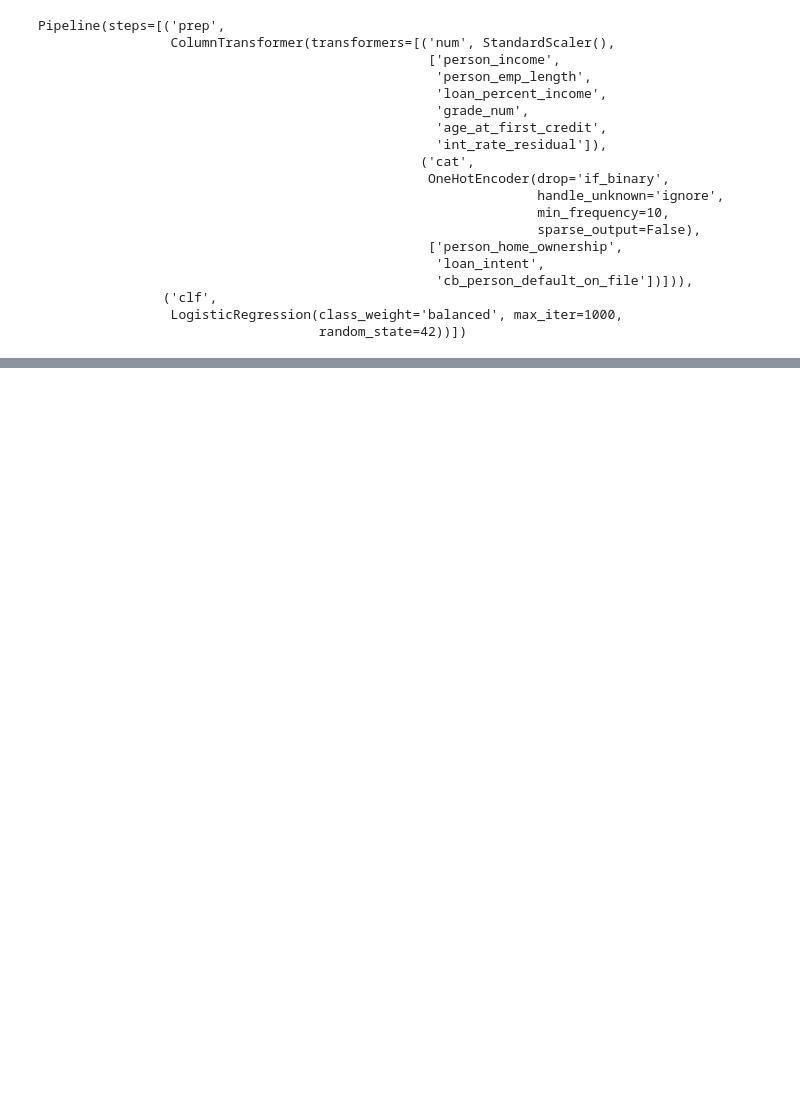
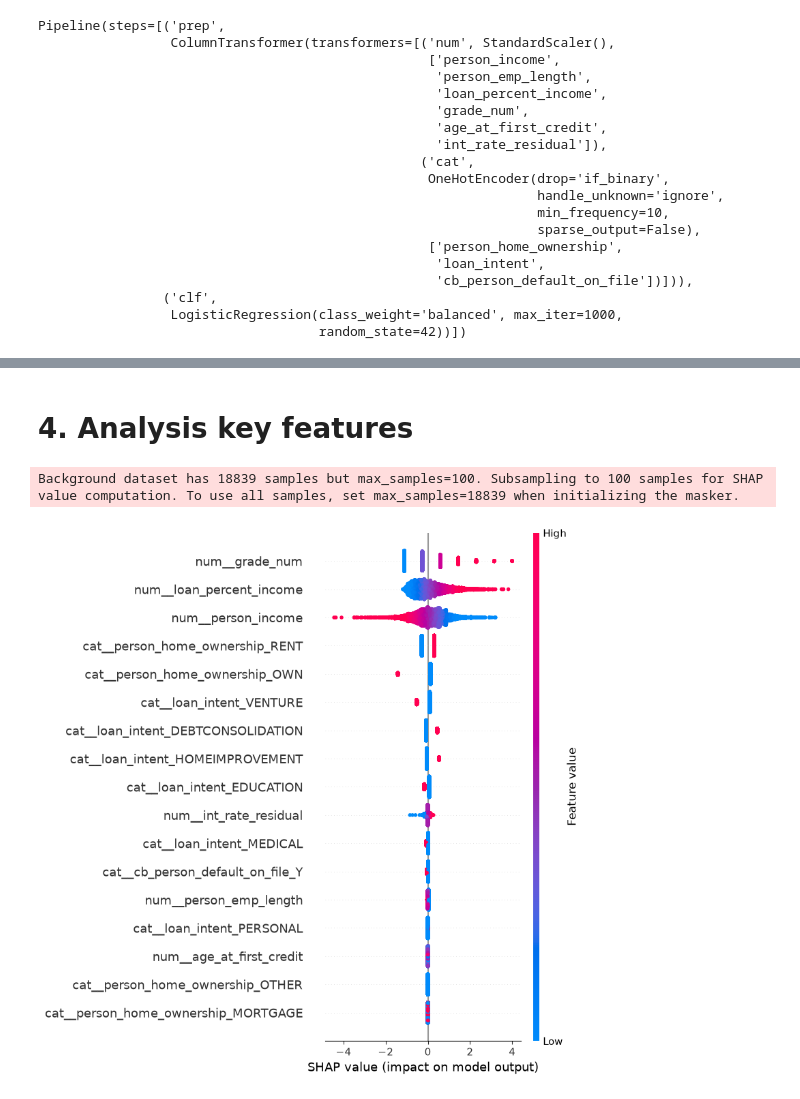
Before and after one commit to gothinab/Credit_scoring, a Jupyter notebook: notebooks/main.ipynb, the cells around one changed output, grey strips where cells are left out. Drawn from its saved outputs; the diff is of its cells as text; code cells hidden in the pictures; blank space fills up the shorter version.

```diff
--- a/notebooks/main.ipynb
+++ b/notebooks/main.ipynb
@@ -875,0 +910,4 @@ weighted avg       0.84      0.78      0.80     12560
+# %%
+%%time
+
+grid_cv.fit(X_train, y_train)
@@ -875,0 +957,12 @@ weighted avg       0.84      0.78      0.80     12560
+# %%
+best_pipe = grid_cv.best_estimator_
+
+y_best_pred = best_pipe.predict(X_test)
+y_best_proba = best_pipe.predict_proba(X_test)[:, 1]
+
+print(f'Best params: {grid_cv.best_params_}')
+print(f'Best CV ROC-AUC: {grid_cv.best_score_:.4f}')
+print(f'Test ROC-AUC:    {roc_auc_score(y_test, y_best_proba):.4f}')
+print(f'Precision_score: {precision_score(y_test, y_best_pred):.4f}')
+print(f'Recall: {recall_score(y_test, y_best_pred):.4f}')
+print(f'Logloss: {log_loss(y_test, y_best_pred):.4f}')
@@ -875,0 +976,2 @@ weighted avg       0.84      0.78      0.80     12560
+# %% [markdown]
+# 4. Analysis key features
@@ -875,0 +980,18 @@ weighted avg       0.84      0.78      0.80     12560
+# %%
+prep = best_pipe.named_steps['prep']
+clf  = best_pipe.named_steps['clf']
+
+X_train_t = prep.transform(X_train)
+X_test_t  = prep.transform(X_test)
+feature_names = prep.get_feature_names_out()
+
+masker    = shap.maskers.Independent(X_train_t)
+explainer = shap.LinearExplainer(clf, masker, feature_names=feature_names)
+
+shap_values = explainer.shap_values(X_test_t);
+# %% [output]
+Background dataset has 18839 samples but max_samples=100. Subsampling to 100 samples for SHAP value computation. To use all samples, set max_samples=18839 when initializing the masker.
+# %%
+shap.summary_plot(shap_values, X_test_t, feature_names=feature_names);
+# %% [output]
+[figure, added]
```
Also changed, not shown: parts of 33 cells of this notebook, 1 other file.
